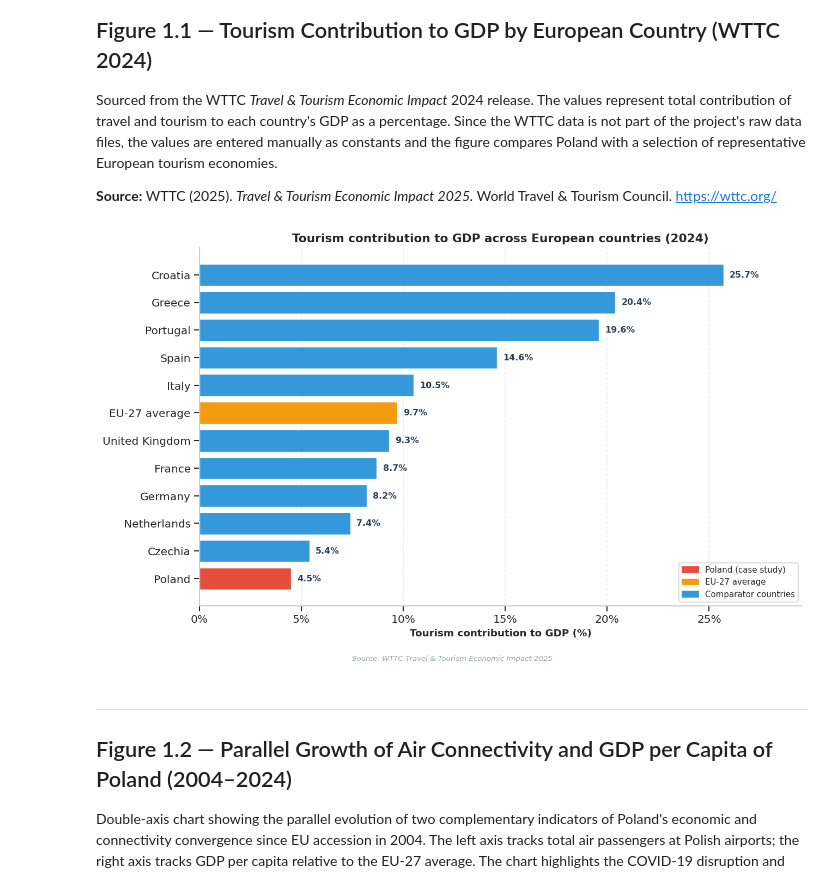
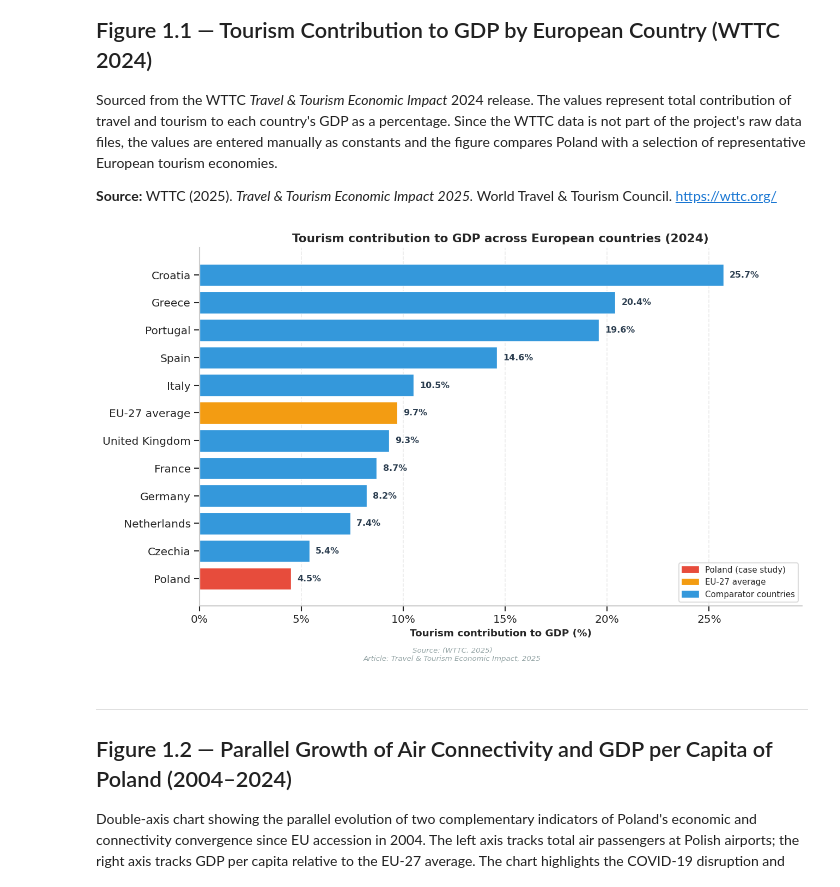
Before and after one commit to DieGodMF4/Macro-Aviation-Tourism-Modeling, a Jupyter notebook: documentation_es/scripts-generate-figs/nb-figures.ipynb, the cells around one changed output. Saved outputs shown, nothing was run; the diff lists cells and outputs as text; code cells hidden in the pictures.

```diff
--- a/documentation_es/scripts-generate-figs/nb-figures.ipynb
+++ b/documentation_es/scripts-generate-figs/nb-figures.ipynb
@@ -266,35 +266,35 @@ for bar, val in zip(bars, wttc_data['gdp_share']):
     ax.text(val + 0.3, bar.get_y() + bar.get_height() / 2,
              f'{val:.1f}%',
              va='center', fontsize=9.5, fontweight='bold',
              color=COLORS['primary'])
 
 ax.set_xlabel('Tourism contribution to GDP (%)', fontweight='bold')
 ax.set_title('Tourism contribution to GDP across European countries (2024)',
               fontweight='bold')
 ax.xaxis.set_major_formatter(mticker.FuncFormatter(lambda x, _: f'{x:.0f}%'))
 ax.set_xlim(0, max(wttc_data['gdp_share']) * 1.15)
 ax.grid(axis='y', alpha=0)
 ax.grid(axis='x', alpha=0.4)
 
 # Legend with custom patches
 from matplotlib.patches import Patch
 legend_handles = [
     Patch(color=COLORS['secondary'], label='Poland (case study)'),
     Patch(color=COLORS['accent3'],   label='EU-27 average'),
     Patch(color=COLORS['accent1'],   label='Comparator countries'),
 ]
 ax.legend(handles=legend_handles, loc='lower right', frameon=True)
 
 # Footer with source
 fig.text(0.5, -0.03,
-         'Source: WTTC Travel & Tourism Economic Impact 2025',
+         'Source: (WTTC, 2025)\nArticle: Travel & Tourism Economic Impact, 2025',
          ha='center', fontsize=8, style='italic', color=COLORS['gray'])
 
 plt.tight_layout()
 savefig('fig_1_1_tourism_gdp_share.png')
 plt.show()
 # %% [output]
-[figure, old version]
+[figure, new version]
 # %% [markdown]
 ---
 
```
Also changed, not shown: parts of 10 cells of this notebook, 13 other files.
